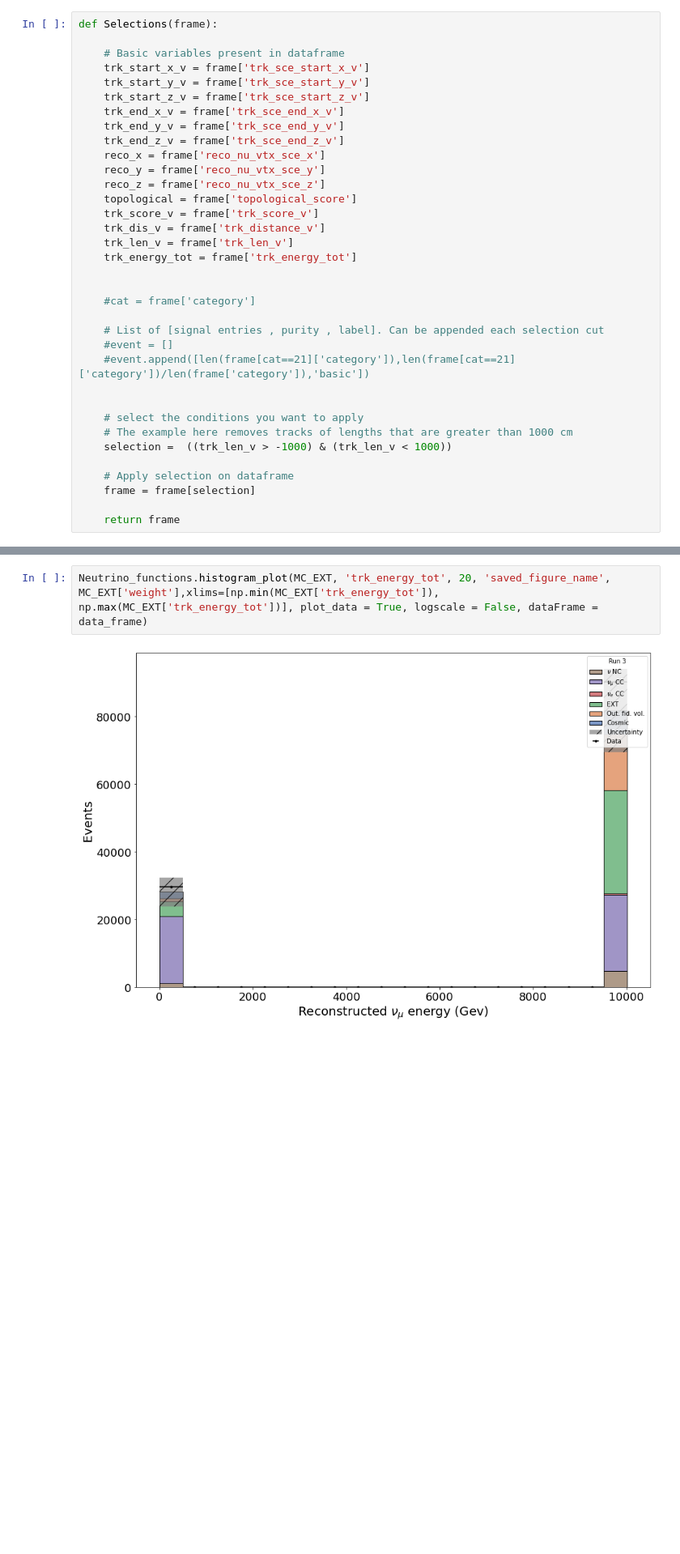
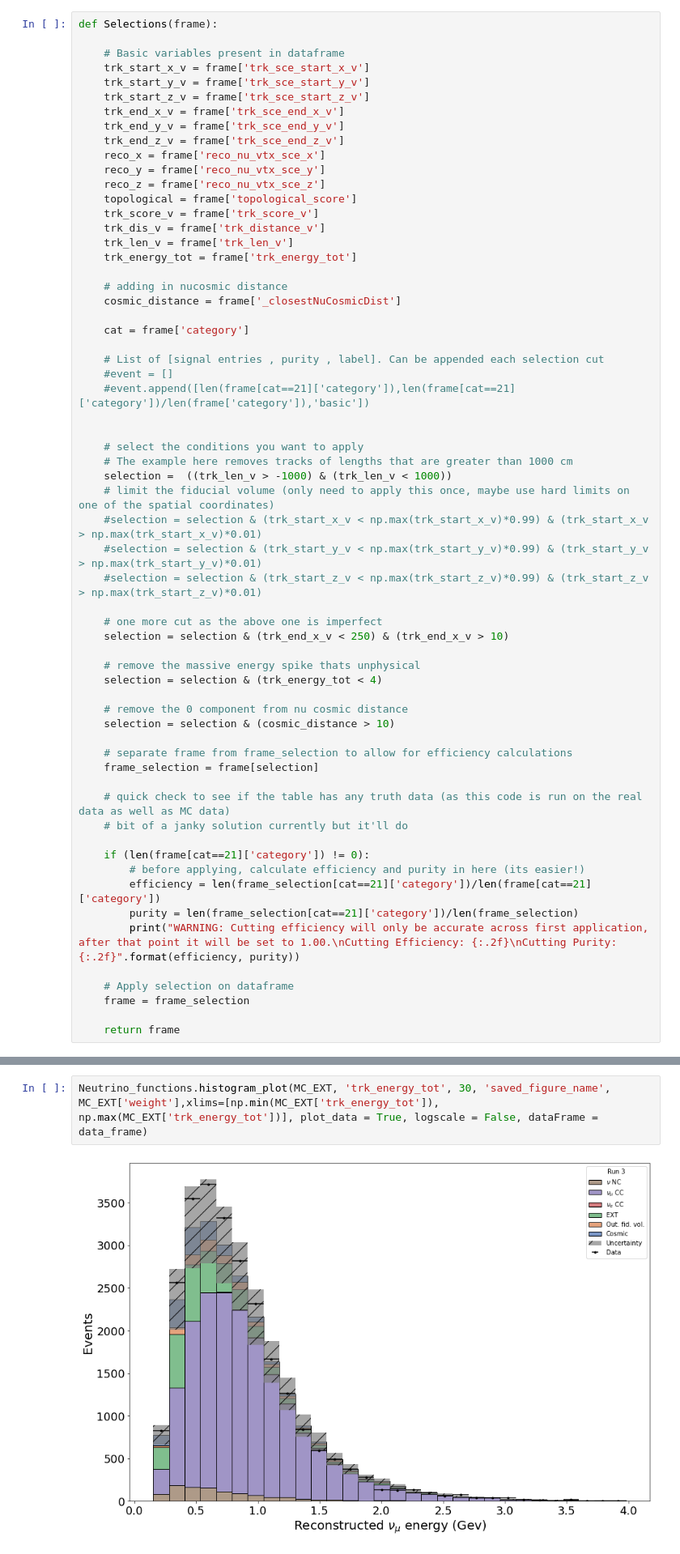
Before and after one commit to finnerudo/MScproject, a Jupyter notebook: MainAnalysis.ipynb, the cells around one changed output, grey strips where cells are left out. Shown: that part at 81% size. Cells and saved outputs as stored; diff of their text form; blank space fills up the shorter version.

```diff
--- a/MainAnalysis.ipynb
+++ b/MainAnalysis.ipynb
@@ -97,8 +97,10 @@ def Selections(frame):
     trk_len_v = frame['trk_len_v']
     trk_energy_tot = frame['trk_energy_tot']
 
+    # adding in nucosmic distance
+    cosmic_distance = frame['_closestNuCosmicDist']
 
-    #cat = frame['category']
+    cat = frame['category']
 
     # List of [signal entries , purity , label]. Can be appended each selection cut
     #event = []
@@ -108,9 +110,34 @@ def Selections(frame):
     # select the conditions you want to apply
     # The example here removes tracks of lengths that are greater than 1000 cm
     selection =  ((trk_len_v > -1000) & (trk_len_v < 1000))
+    # limit the fiducial volume (only need to apply this once, maybe use hard limits on one of the spatial coordinates)
+    #selection = selection & (trk_start_x_v < np.max(trk_start_x_v)*0.99) & (trk_start_x_v > np.max(trk_start_x_v)*0.01)
+    #selection = selection & (trk_start_y_v < np.max(trk_start_y_v)*0.99) & (trk_start_y_v > np.max(trk_start_y_v)*0.01)
+    #selection = selection & (trk_start_z_v < np.max(trk_start_z_v)*0.99) & (trk_start_z_v > np.max(trk_start_z_v)*0.01)
+
+    # one more cut as the above one is imperfect
+    selection = selection & (trk_end_x_v < 250) & (trk_end_x_v > 10)
+
+    # remove the massive energy spike thats unphysical
+    selection = selection & (trk_energy_tot < 4)
+
+    # remove the 0 component from nu cosmic distance
+    selection = selection & (cosmic_distance > 10)
+
+    # separate frame from frame_selection to allow for efficiency calculations
+    frame_selection = frame[selection]
+
+    # quick check to see if the table has any truth data (as this code is run on the real data as well as MC data)
+    # bit of a janky solution currently but it'll do
+
+    if (len(frame[cat==21]['category']) != 0):
+        # before applying, calculate efficiency and purity in here (its easier!)
+        efficiency = len(frame_selection[cat==21]['category'])/len(frame[cat==21]['category'])
+        purity = len(frame_selection[cat==21]['category'])/len(frame_selection)
+        print("WARNING: Cutting efficiency will only be accurate across first application, after that point it will be set to 1.00.\nCutting Efficiency: {:.2f}\nCutting Purity: {:.2f}".format(efficiency, purity))
 
     # Apply selection on dataframe
-    frame = frame[selection]
+    frame = frame_selection
 
     return frame
 # %% [markdown]
@@ -158,9 +198,9 @@ It is recommended to plot purity and efficiency after each variable cut.
 
 Final representation of MC and data after applying the cuts
 # %%
-Neutrino_functions.histogram_plot(MC_EXT, 'trk_energy_tot', 20, 'saved_figure_name', MC_EXT['weight'],xlims=[np.min(MC_EXT['trk_energy_tot']), np.max(MC_EXT['trk_energy_tot'])], plot_data = True, logscale = False, dataFrame = data_frame)
+Neutrino_functions.histogram_plot(MC_EXT, 'trk_energy_tot', 30, 'saved_figure_name', MC_EXT['weight'],xlims=[np.min(MC_EXT['trk_energy_tot']), np.max(MC_EXT['trk_energy_tot'])], plot_data = True, logscale = False, dataFrame = data_frame)
 # %% [output]
-[figure, old version]
+[figure, new version]
 # %% [markdown]
 # Oscillation and fitting
 # %% [markdown]
```
Also changed, not shown: parts of 7 cells of this notebook, 1 other file.
